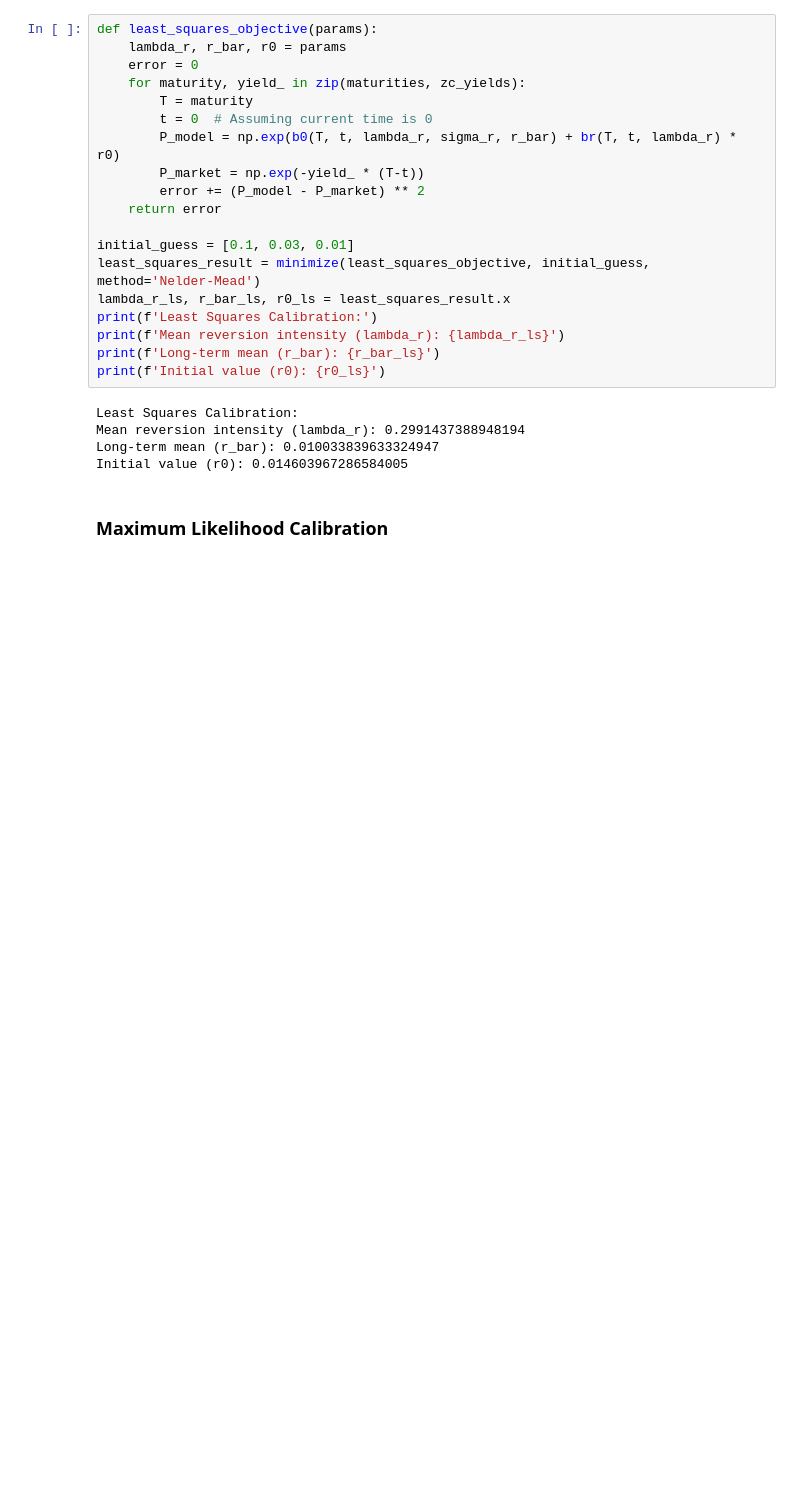
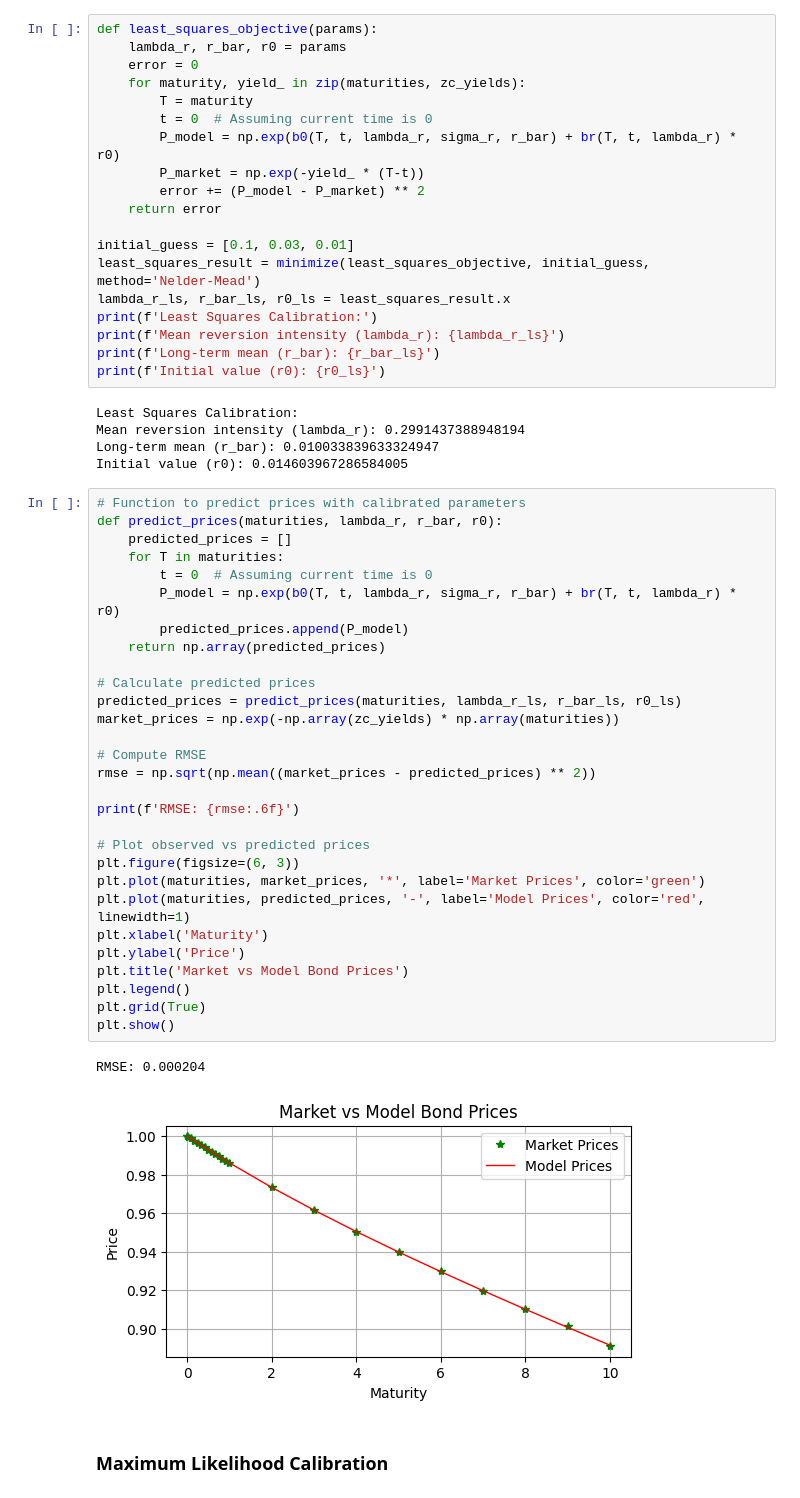
Before and after one commit to yanvow/oil_futures_storage_options, a Jupyter notebook: notebook.ipynb, the cells around one changed output. Cells and saved outputs as stored; diff of their text form; blank space fills up the shorter version.

```diff
--- a/notebook.ipynb
+++ b/notebook.ipynb
@@ -77,6 +77,38 @@ Least Squares Calibration:
 Mean reversion intensity (lambda_r): 0.2991437388948194
 Long-term mean (r_bar): 0.010033839633324947
 Initial value (r0): 0.014603967286584005
+# %%
+# Function to predict prices with calibrated parameters
+def predict_prices(maturities, lambda_r, r_bar, r0):
+    predicted_prices = []
+    for T in maturities:
+        t = 0  # Assuming current time is 0
+        P_model = np.exp(b0(T, t, lambda_r, sigma_r, r_bar) + br(T, t, lambda_r) * r0)
+        predicted_prices.append(P_model)
+    return np.array(predicted_prices)
+
+# Calculate predicted prices
+predicted_prices = predict_prices(maturities, lambda_r_ls, r_bar_ls, r0_ls)
+market_prices = np.exp(-np.array(zc_yields) * np.array(maturities))
+
+# Compute RMSE
+rmse = np.sqrt(np.mean((market_prices - predicted_prices) ** 2))
+
+print(f'RMSE: {rmse:.6f}')
+
+# Plot observed vs predicted prices
+plt.figure(figsize=(6, 3))
+plt.plot(maturities, market_prices, '*', label='Market Prices', color='green')
+plt.plot(maturities, predicted_prices, '-', label='Model Prices', color='red', linewidth=1)
+plt.xlabel('Maturity')
+plt.ylabel('Price')
+plt.title('Market vs Model Bond Prices')
+plt.legend()
+plt.grid(True)
+plt.show()
+# %% [output]
+RMSE: 0.000204
+[figure, added]
 # %% [markdown]
 ### Maximum Likelihood Calibration
 # %%
```
Also changed, not shown: parts of 11 cells of this notebook.
